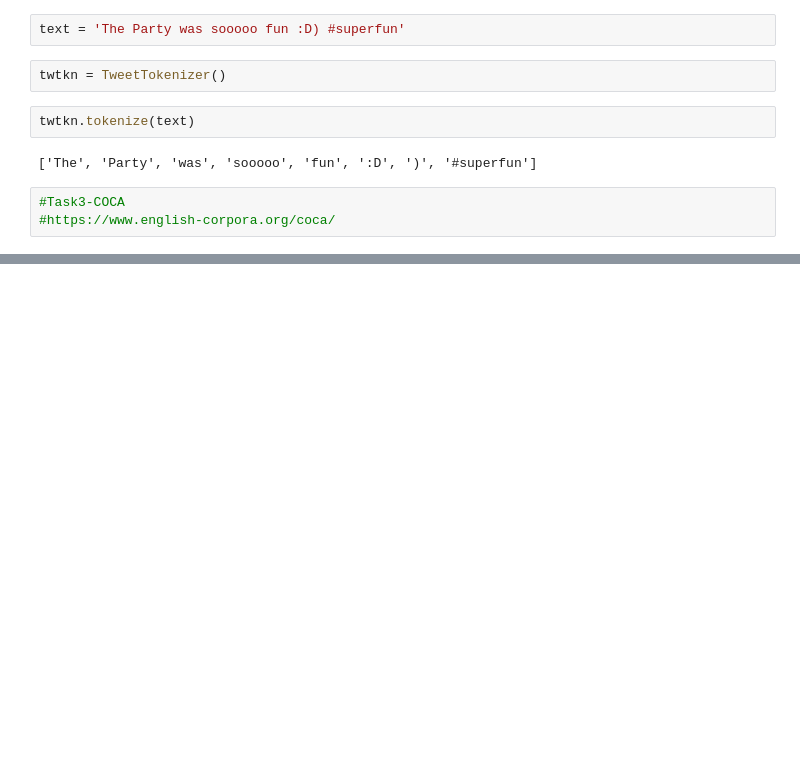
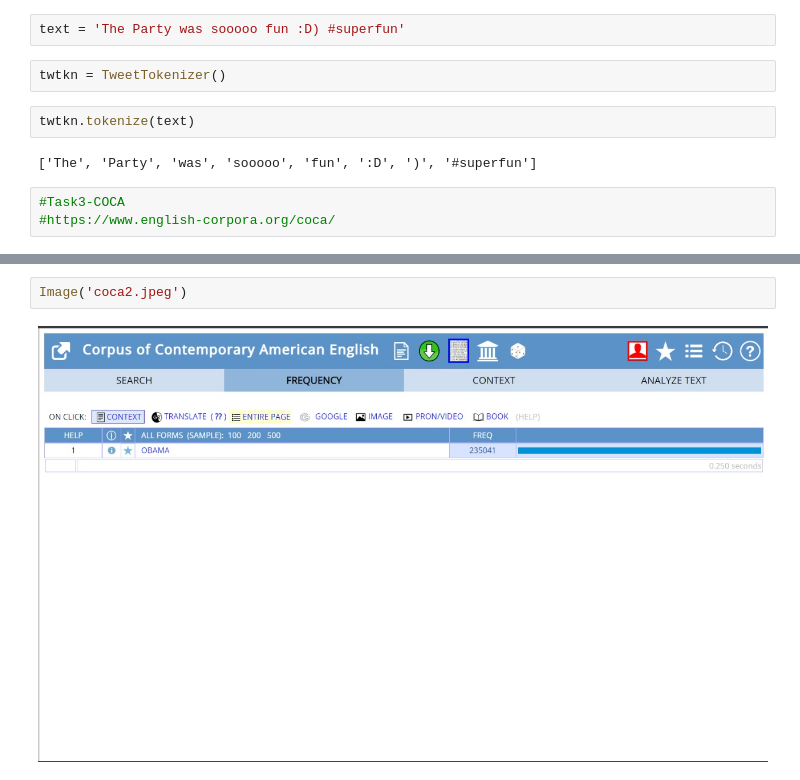
Before and after one commit to Samriddh2703/NLP_tasks, a Jupyter notebook: NLPday2.ipynb, the cells around one changed output, grey strips where cells are left out. Cells and saved outputs as stored; diff of their text form; blank space fills up the shorter version.

```diff
--- a/NLPday2.ipynb
+++ b/NLPday2.ipynb
@@ -83,0 +89,4 @@ twtkn.tokenize(text)
+# %%
+Image('coca2.jpeg')
+# %% [output]
+[figure, added]
```
Also changed, not shown: parts of 5 cells of this notebook.
